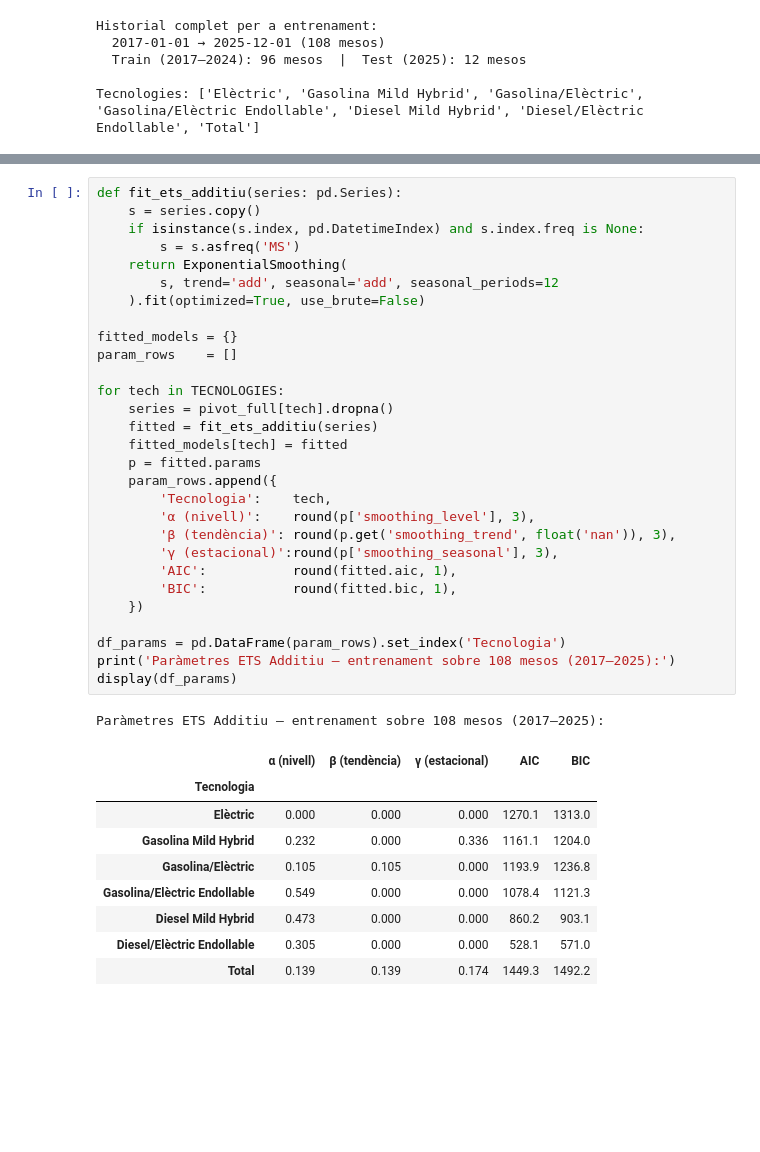
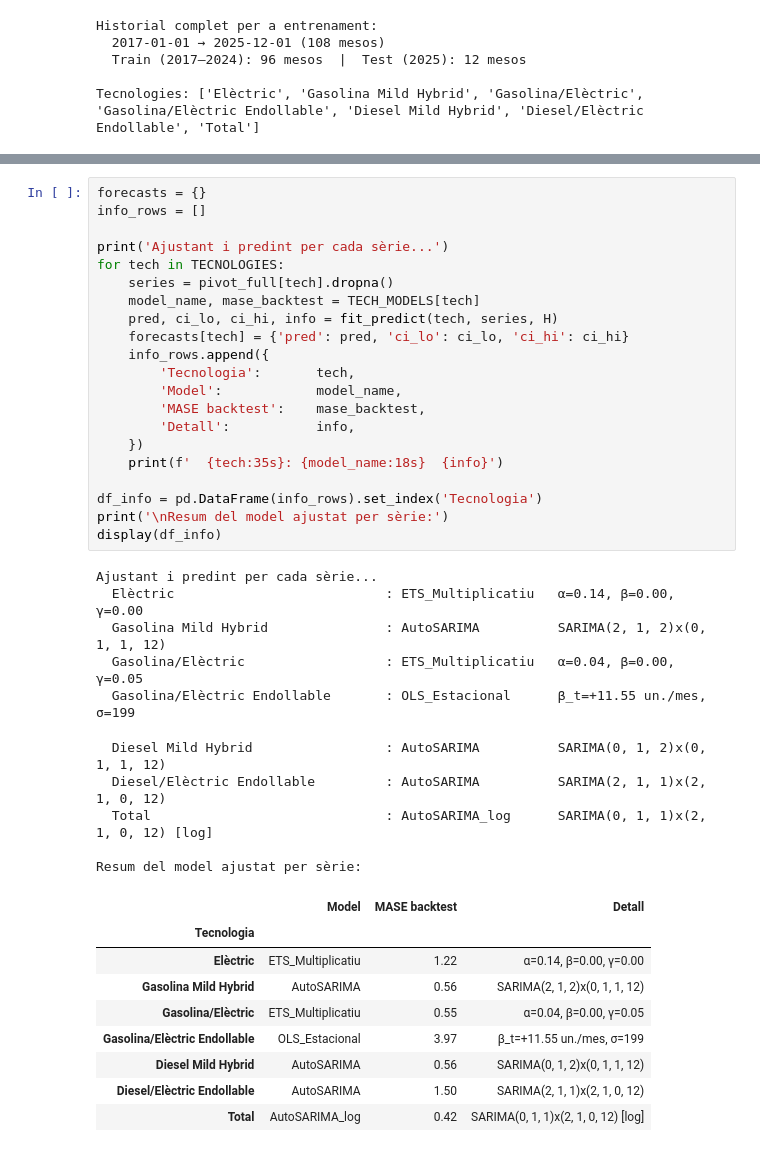
Before and after one commit to C0SBEL/projecte-forecasting, a Jupyter notebook: notebooks/forecast_2026.ipynb, the cells around one changed output, grey strips where cells are left out. Saved outputs shown, nothing was run; the diff lists cells and outputs as text; blank space fills up the shorter version.

```diff
--- a/notebooks/forecast_2026.ipynb
+++ b/notebooks/forecast_2026.ipynb
@@ -75,41 +199,42 @@ Els paràmetres α (nivell), β (tendència) i γ (estacional) s'optimitzen per
 # %%
-def fit_ets_additiu(series: pd.Series):
-    s = series.copy()
-    if isinstance(s.index, pd.DatetimeIndex) and s.index.freq is None:
-        s = s.asfreq('MS')
-    return ExponentialSmoothing(
-        s, trend='add', seasonal='add', seasonal_periods=12
-    ).fit(optimized=True, use_brute=False)
+forecasts = {}
+info_rows = []
 
-fitted_models = {}
-param_rows    = []
-
+print('Ajustant i predint per cada sèrie...')
 for tech in TECNOLOGIES:
     series = pivot_full[tech].dropna()
-    fitted = fit_ets_additiu(series)
-    fitted_models[tech] = fitted
-    p = fitted.params
-    param_rows.append({
-        'Tecnologia':    tech,
-        'α (nivell)':    round(p['smoothing_level'], 3),
-        'β (tendència)': round(p.get('smoothing_trend', float('nan')), 3),
-        'γ (estacional)':round(p['smoothing_seasonal'], 3),
-        'AIC':           round(fitted.aic, 1),
-        'BIC':           round(fitted.bic, 1),
+    model_name, mase_backtest = TECH_MODELS[tech]
+    pred, ci_lo, ci_hi, info = fit_predict(tech, series, H)
+    forecasts[tech] = {'pred': pred, 'ci_lo': ci_lo, 'ci_hi': ci_hi}
+    info_rows.append({
+        'Tecnologia':       tech,
+        'Model':            model_name,
+        'MASE backtest':    mase_backtest,
+        'Detall':           info,
     })
+    print(f'  {tech:35s}: {model_name:18s}  {info}')
 
-df_params = pd.DataFrame(param_rows).set_index('Tecnologia')
-print('Paràmetres ETS Additiu — entrenament sobre 108 mesos (2017–2025):')
-display(df_params)
+df_info = pd.DataFrame(info_rows).set_index('Tecnologia')
+print('\nResum del model ajustat per sèrie:')
+display(df_info)
 # %% [output]
-Paràmetres ETS Additiu — entrenament sobre 108 mesos (2017–2025):
+Ajustant i predint per cada sèrie...
+  Elèctric                           : ETS_Multiplicatiu   α=0.14, β=0.00, γ=0.00
+  Gasolina Mild Hybrid               : AutoSARIMA          SARIMA(2, 1, 2)x(0, 1, 1, 12)
+  Gasolina/Elèctric                  : ETS_Multiplicatiu   α=0.04, β=0.00, γ=0.05
+  Gasolina/Elèctric Endollable       : OLS_Estacional      β_t=+11.55 un./mes, σ=199
+  Diesel Mild Hybrid                 : AutoSARIMA          SARIMA(0, 1, 2)x(0, 1, 1, 12)
+  Diesel/Elèctric Endollable         : AutoSARIMA          SARIMA(2, 1, 1)x(2, 1, 0, 12)
+  Total                              : AutoSARIMA_log      SARIMA(0, 1, 1)x(2, 1, 0, 12) [log]
+
+Resum del model ajustat per sèrie:
-|  | α (nivell) | β (tendència) | γ (estacional) | AIC | BIC |
-| Tecnologia |  |  |  |  |  |
-| Elèctric | 0.000 | 0.000 | 0.000 | 1270.1 | 1313.0 |
-| Gasolina Mild Hybrid | 0.232 | 0.000 | 0.336 | 1161.1 | 1204.0 |
-| Gasolina/Elèctric | 0.105 | 0.105 | 0.000 | 1193.9 | 1236.8 |
-| Gasolina/Elèctric Endollable | 0.549 | 0.000 | 0.000 | 1078.4 | 1121.3 |
-| Diesel Mild Hybrid | 0.473 | 0.000 | 0.000 | 860.2 | 903.1 |
-| Diesel/Elèctric Endollable | 0.305 | 0.000 | 0.000 | 528.1 | 571.0 |
-| Total | 0.139 | 0.139 | 0.174 | 1449.3 | 1492.2 |
+|  | Model | MASE backtest | Detall |
+| Tecnologia |  |  |  |
+| Elèctric | ETS_Multiplicatiu | 1.22 | α=0.14, β=0.00, γ=0.00 |
+| Gasolina Mild Hybrid | AutoSARIMA | 0.56 | SARIMA(2, 1, 2)x(0, 1, 1, 12) |
+| Gasolina/Elèctric | ETS_Multiplicatiu | 0.55 | α=0.04, β=0.00, γ=0.05 |
+| Gasolina/Elèctric Endollable | OLS_Estacional | 3.97 | β_t=+11.55 un./mes, σ=199 |
+| Diesel Mild Hybrid | AutoSARIMA | 0.56 | SARIMA(0, 1, 2)x(0, 1, 1, 12) |
+| Diesel/Elèctric Endollable | AutoSARIMA | 1.50 | SARIMA(2, 1, 1)x(2, 1, 0, 12) |
+| Total | AutoSARIMA_log | 0.42 | SARIMA(0, 1, 1)x(2, 1, 0, 12) [log] |
 # %% [markdown]
```
Also changed, not shown: parts of 17 cells of this notebook, 8 other files.
